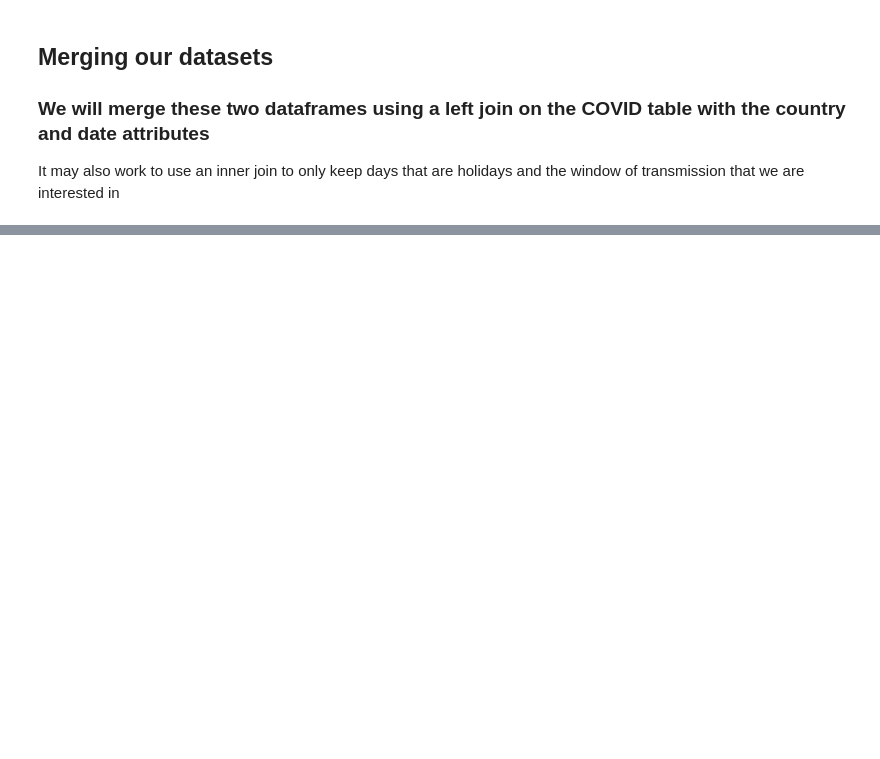
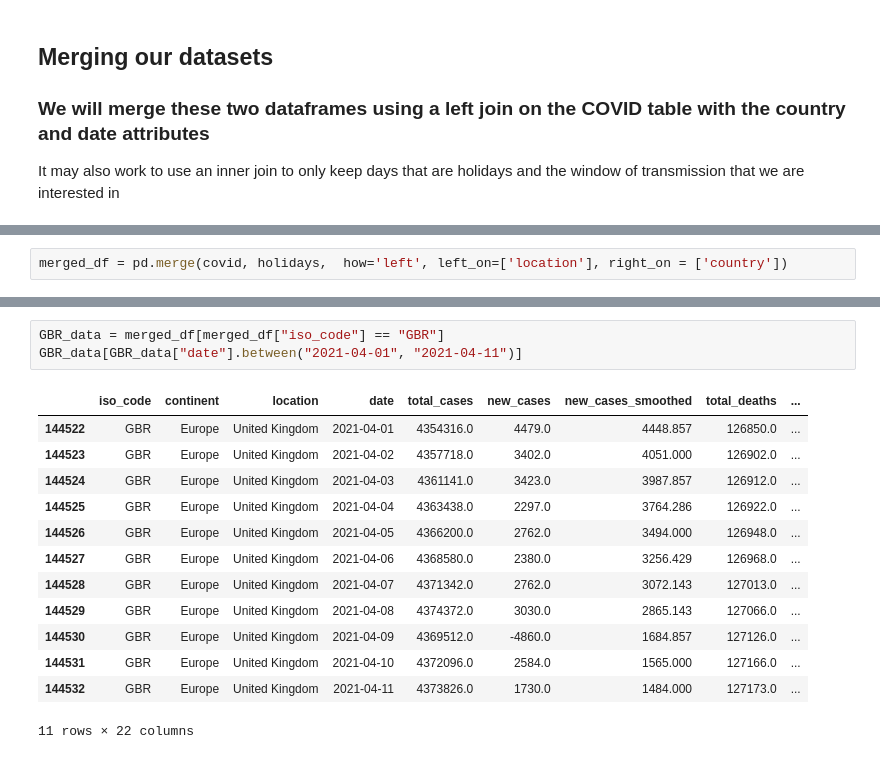
Before and after one commit to mitchmorrison2/project2, a Jupyter notebook: Project 2.ipynb, the cells around one changed output, grey strips where cells are left out. Drawn from its saved outputs; the diff is of its cells as text; blank space fills up the shorter version.

Commit message:
up to merge

```diff
--- a/Project 2.ipynb
+++ b/Project 2.ipynb
@@ -243,0 +249,2 @@ Here is the range of the dates in the holiday set:
+# %%
+merged_df = pd.merge(covid, holidays,  how='left', left_on=['location'], right_on = ['country'])
@@ -243,0 +280,17 @@ Here is the range of the dates in the holiday set:
+# %%
+GBR_data = merged_df[merged_df["iso_code"] == "GBR"]
+GBR_data[GBR_data["date"].between("2021-04-01", "2021-04-11")]
+# %% [output]
+|  | iso_code | continent | location | date | total_cases | new_cases | new_cases_smoothed | total_deaths | ... |
+| 144522 | GBR | Europe | United Kingdom | 2021-04-01 | 4354316.0 | 4479.0 | 4448.857 | 126850.0 | ... |
+| 144523 | GBR | Europe | United Kingdom | 2021-04-02 | 4357718.0 | 3402.0 | 4051.000 | 126902.0 | ... |
+| 144524 | GBR | Europe | United Kingdom | 2021-04-03 | 4361141.0 | 3423.0 | 3987.857 | 126912.0 | ... |
+| 144525 | GBR | Europe | United Kingdom | 2021-04-04 | 4363438.0 | 2297.0 | 3764.286 | 126922.0 | ... |
+| 144526 | GBR | Europe | United Kingdom | 2021-04-05 | 4366200.0 | 2762.0 | 3494.000 | 126948.0 | ... |
+| 144527 | GBR | Europe | United Kingdom | 2021-04-06 | 4368580.0 | 2380.0 | 3256.429 | 126968.0 | ... |
+| 144528 | GBR | Europe | United Kingdom | 2021-04-07 | 4371342.0 | 2762.0 | 3072.143 | 127013.0 | ... |
+| 144529 | GBR | Europe | United Kingdom | 2021-04-08 | 4374372.0 | 3030.0 | 2865.143 | 127066.0 | ... |
+| 144530 | GBR | Europe | United Kingdom | 2021-04-09 | 4369512.0 | -4860.0 | 1684.857 | 127126.0 | ... |
+| 144531 | GBR | Europe | United Kingdom | 2021-04-10 | 4372096.0 | 2584.0 | 1565.000 | 127166.0 | ... |
+| 144532 | GBR | Europe | United Kingdom | 2021-04-11 | 4373826.0 | 1730.0 | 1484.000 | 127173.0 | ... |
+11 rows × 22 columns
```
Also changed, not shown: parts of 15 cells of this notebook, 2 other files.
